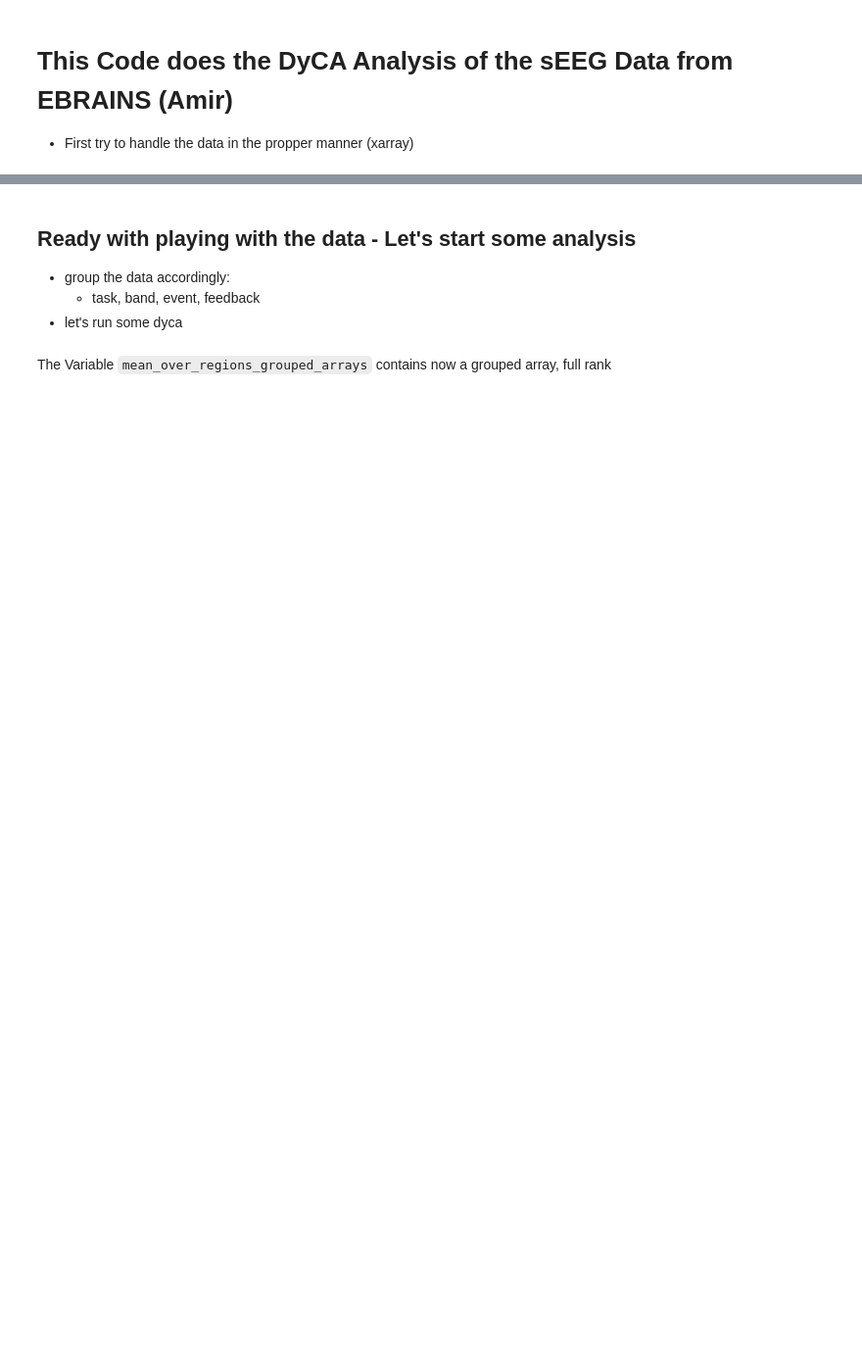
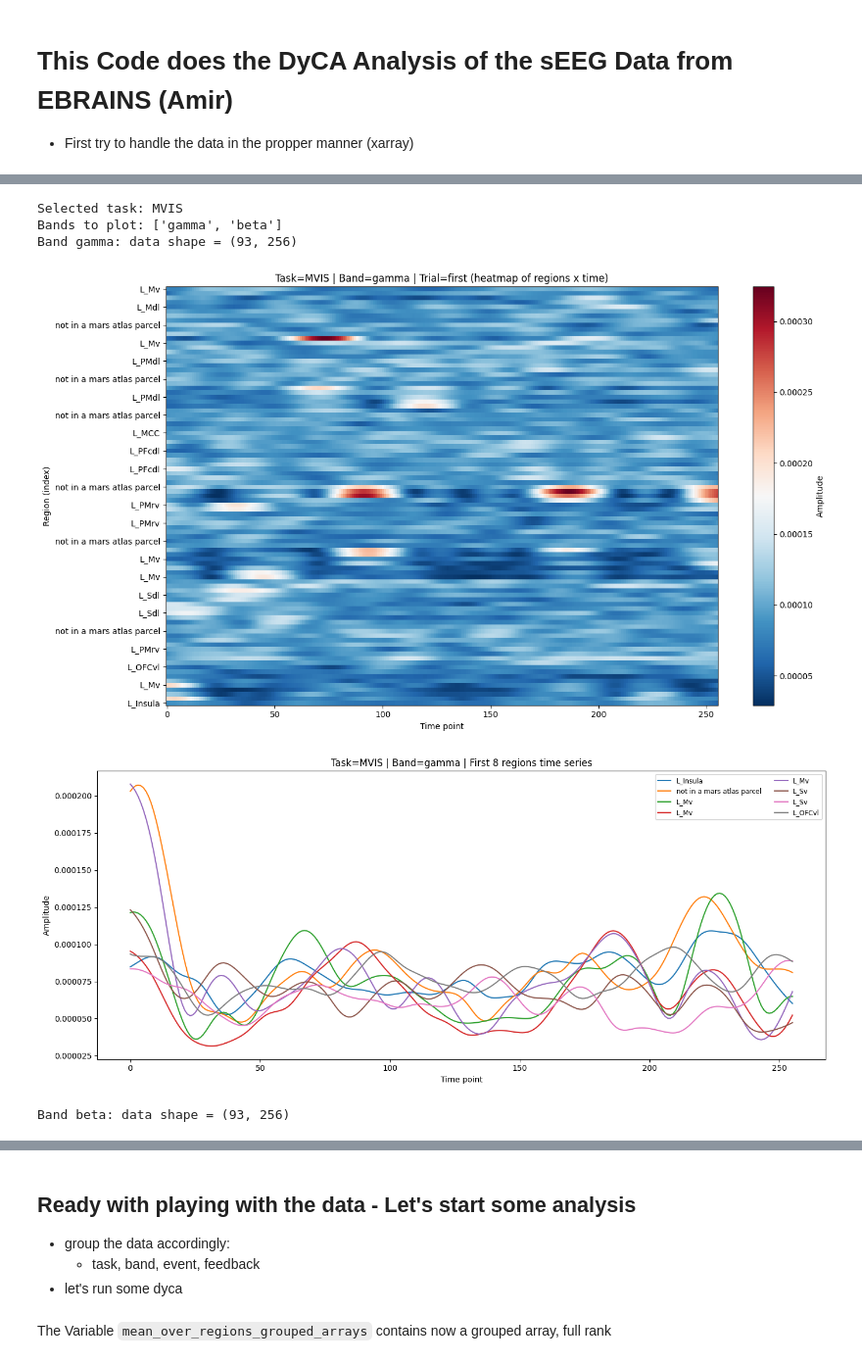
Before and after one commit to annikastiehl/IREM, a Jupyter notebook: dyca_analysis.ipynb, the cells around one changed output, grey strips where cells are left out. Shown: that part at 98% size. Saved outputs shown, nothing was run; the diff lists cells and outputs as text; code cells hidden in the pictures; blank space fills up the shorter version.

Commit message:
new code to plot data

```diff
--- a/dyca_analysis.ipynb
+++ b/dyca_analysis.ipynb
@@ -69,0 +105,62 @@ test_array
+# %%
+# Example plots: show test_array for one task and all regions for gamma and beta band
+import matplotlib.pyplot as plt
+import numpy as np
+
+# Select the first available task from test_array
+task = test_array.task.values[0]
+print('Selected task:', task)
+
+# Find bands matching gamma and beta (case-insensitive). If none match, fall back to the first two bands.
+bands_available = [str(b) for b in test_array.band.values]
+bands_to_plot = [b for b in bands_available if ('gamma' in b.lower() or 'beta' in b.lower())]
+if not bands_to_plot:
+    bands_to_plot = bands_available[:2]
+print('Bands to plot:', bands_to_plot)
+
+for band in bands_to_plot:
+    # select data for the chosen task and band
+    sel = test_array.sel(task=task, band=band, event="encod")
+    # pick the first trial to visualise (or mean over trials if you prefer)
+    try:
+        sel_trial = sel.isel(trial=0)
+    except Exception:
+        sel_trial = sel
+
+    # sel_trial should have dims (region, time); convert to 2D arra
+    data = sel_trial.values
+    print(f"Band {band}: data shape = {data.shape}")
+
+    # Plot heatmap (regions x time)
+    plt.figure(figsize=(14, 8))
+    plt.imshow(data, aspect='auto', origin='lower', cmap='RdBu_r')
+    plt.colorbar(label='Amplitude')
+    plt.ylabel('Region (index)')
+    plt.xlabel('Time point')
+    plt.title(f"Task={task} | Band={band} | Trial=first (heatmap of regions x time)")
+
+    # reduce y tick labels to avoid overcrowding
+    n_regions = data.shape[0]
+    ticks = np.arange(0, n_regions, max(1, n_regions // 20))
+    plt.yticks(ticks, [sel_trial.region.values[i] for i in ticks])
+    plt.tight_layout()
+    plt.show()
+
+    # also plot a few example region time series (first 8 regions)
+    n_examples = min(8, data.shape[0])
+    plt.figure(figsize=(14, 6))
+    for i in range(n_examples):
+        plt.plot(data[i], label=str(sel_trial.region.values[i]))
+    plt.legend(ncol=2, fontsize='small')
+    plt.xlabel('Time point')
+    plt.ylabel('Amplitude')
+    plt.title(f"Task={task} | Band={band} | First {n_examples} regions time series")
+    plt.tight_layout()
+    plt.show()
+# %% [output]
+Selected task: MVIS
+Bands to plot: ['gamma', 'beta']
+Band gamma: data shape = (93, 256)
+[figure, added]
+[figure, added]
+Band beta: data shape = (93, 256)
```
Also changed, not shown: parts of 2 cells of this notebook.
